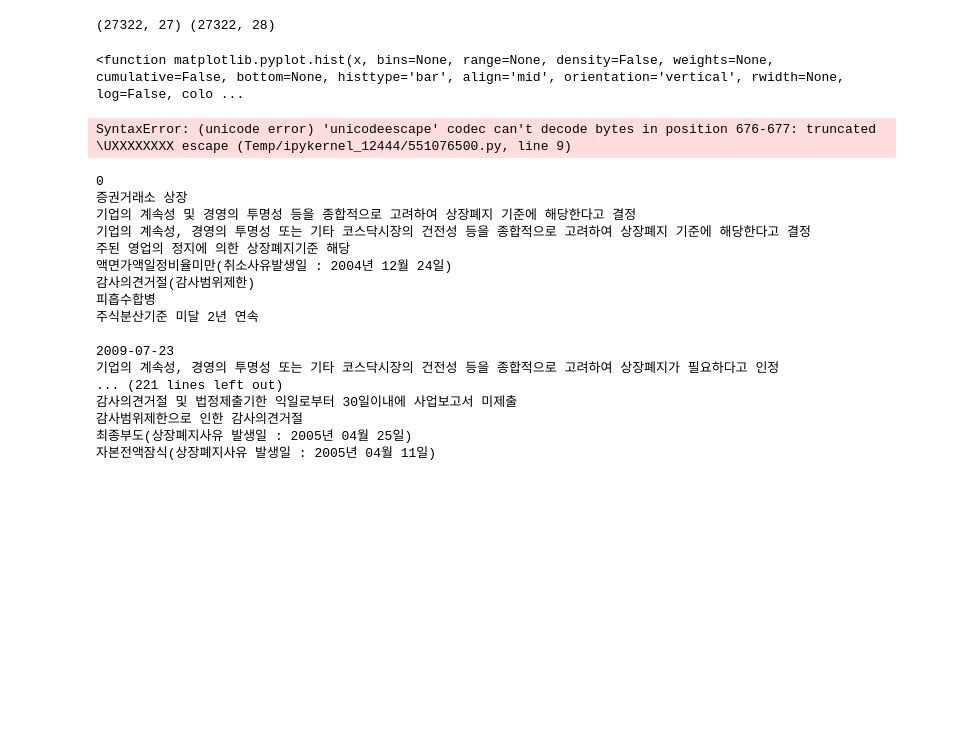
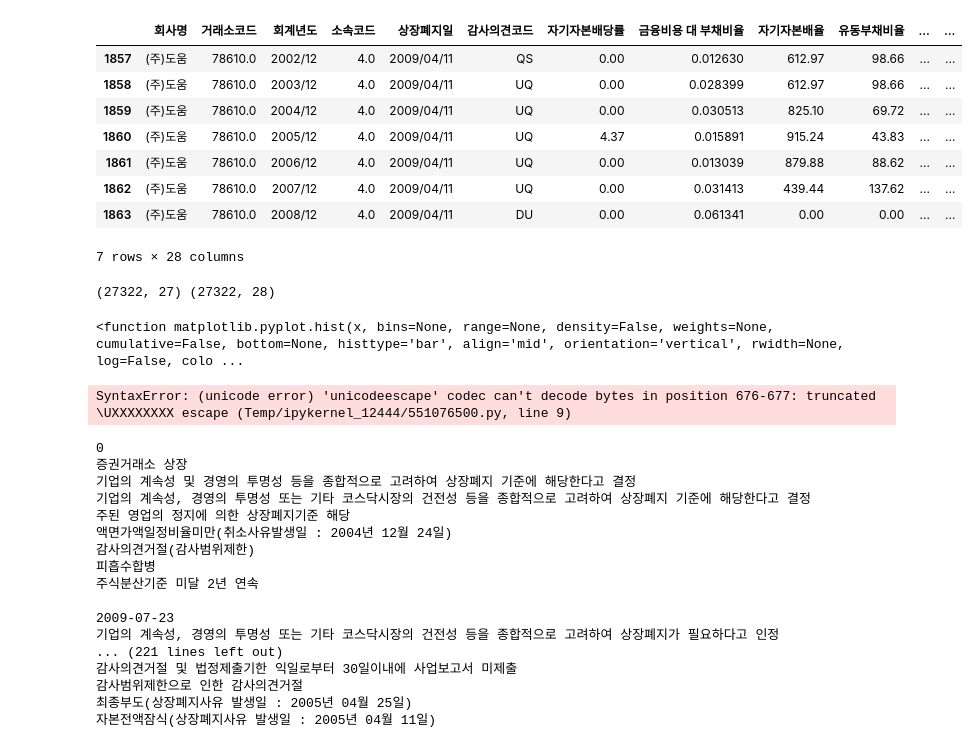
Before and after one commit to JxxHxxx/Ubion-CorporateBankruptcyAnalysis, a Jupyter notebook: Code/JH/code/preprocessing/prepro_bankruptct_3.ipynb, the cells around one changed output. Saved outputs shown, nothing was run; the diff lists cells and outputs as text; code cells hidden in the pictures; blank space fills up the shorter version.

```diff
--- a/Code/JH/code/preprocessing/prepro_bankruptct_3.ipynb
+++ b/Code/JH/code/preprocessing/prepro_bankruptct_3.ipynb
@@ -7,5 +7,17 @@ dataset2 = pd.read_csv(r'C:\Users\JH\Desktop\Final\CBA\Data\최종데이터셋\F
 dataset = pd.read_csv(r'C:\Users\JH\Desktop\Final\CBA\Data\최종데이터셋\Finaldataset_ver2.csv')
 budo = pd.read_csv(r'C:\Users\JH\Desktop\Final\CBA\Data\데이터정리중\시장조치부도판단ver2.csv')
+# %%
+dataset.loc[dataset['거래소코드'] == 78610.0]
+# %% [output]
+|  | 회사명 | 거래소코드 | 회계년도 | 소속코드 | 상장폐지일 | 감사의견코드 | 자기자본배당률 | 금융비용 대 부채비율 | 자기자본배율 | 유동부채비율 | ... | ... |
+| 1857 | (주)도움 | 78610.0 | 2002/12 | 4.0 | 2009/04/11 | QS | 0.00 | 0.012630 | 612.97 | 98.66 | ... | ... |
+| 1858 | (주)도움 | 78610.0 | 2003/12 | 4.0 | 2009/04/11 | UQ | 0.00 | 0.028399 | 612.97 | 98.66 | ... | ... |
+| 1859 | (주)도움 | 78610.0 | 2004/12 | 4.0 | 2009/04/11 | UQ | 0.00 | 0.030513 | 825.10 | 69.72 | ... | ... |
+| 1860 | (주)도움 | 78610.0 | 2005/12 | 4.0 | 2009/04/11 | UQ | 4.37 | 0.015891 | 915.24 | 43.83 | ... | ... |
+| 1861 | (주)도움 | 78610.0 | 2006/12 | 4.0 | 2009/04/11 | UQ | 0.00 | 0.013039 | 879.88 | 88.62 | ... | ... |
+| 1862 | (주)도움 | 78610.0 | 2007/12 | 4.0 | 2009/04/11 | UQ | 0.00 | 0.031413 | 439.44 | 137.62 | ... | ... |
+| 1863 | (주)도움 | 78610.0 | 2008/12 | 4.0 | 2009/04/11 | DU | 0.00 | 0.061341 | 0.00 | 0.00 | ... | ... |
+7 rows × 28 columns
 # %%
 print(dataset.shape ,dataset2.shape)
 # %% [output]
```
Also changed, not shown: parts of 1 cell of this notebook, 5 other files.
